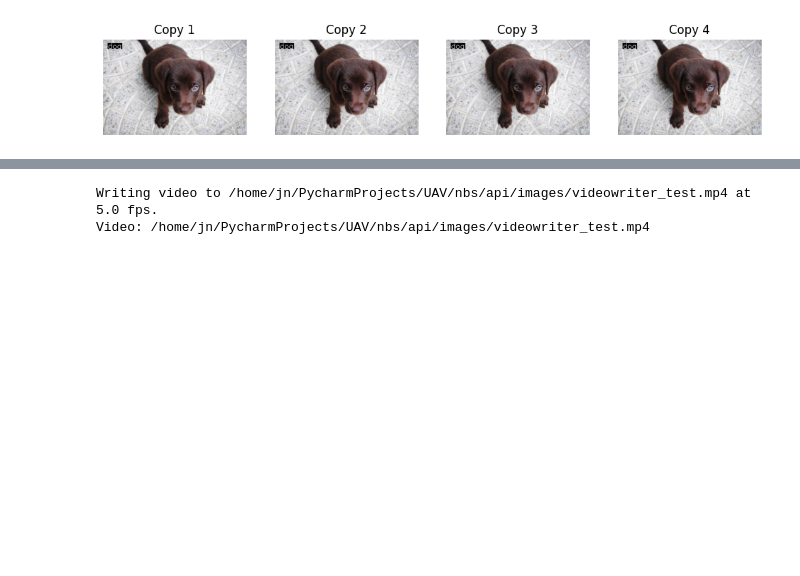
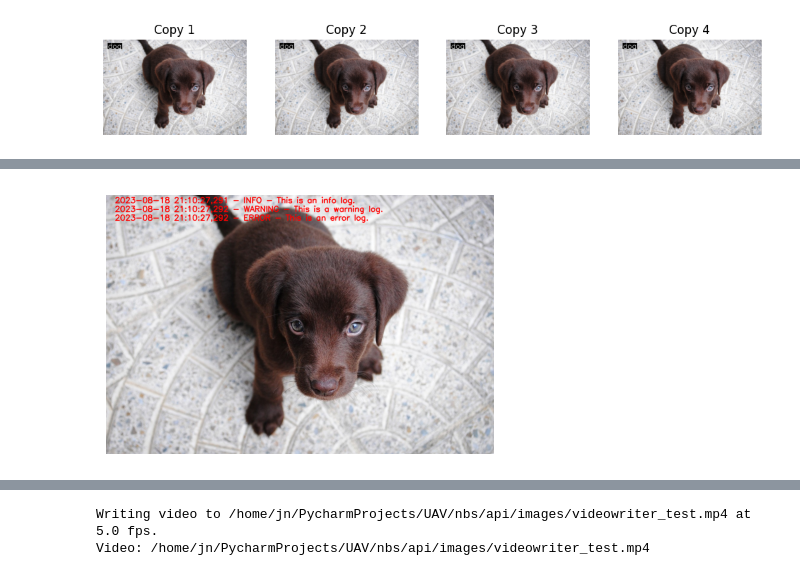
Before and after one commit to johnnewto/UAV, a Jupyter notebook: nbs/api/04_utils.display.ipynb, the cells around one changed output, grey strips where cells are left out. Drawn from its saved outputs; the diff is of its cells as text; code cells hidden in the pictures; blank space fills up the shorter version.

Commit message:
Updates displayy utils with logging ,

```diff
--- a/nbs/api/04_utils.display.ipynb
+++ b/nbs/api/04_utils.display.ipynb
@@ -109,0 +223,40 @@ for i,ax in enumerate(axs): show_image(im2, ax=ax, title=f'Copy {i+1}')
+# %%
+#| export
+
+import logging
+
+class ScrollingLogHandler(logging.Handler):
+    def __init__(self, scrolling_log):
+        super().__init__()
+        self.scrolling_log = scrolling_log
+
+    def emit(self, record):
+        log_entry = self.format(record)
+        self.scrolling_log.update(log_entry)
+# %%
+
+# Setting up logging
+log = ScrollingLog()
+handler = ScrollingLogHandler(log)
+formatter = logging.Formatter('%(asctime)s - %(levelname)s - %(message)s')
+handler.setFormatter(formatter)
+
+logger = logging.getLogger(__name__)
+logger.addHandler(handler)
+logger.setLevel(logging.INFO)
+
+# Example usage:
+logger.info("This is an info log.")
+logger.warning("This is a warning log.")
+logger.error("This is an error log.")
+
+# Display the logs using OpenCV or your desired method
+# image = cv2.imread("path_to_image.jpg")
+image = np.array(Image.open(TEST_IMAGE))
+log.draw(image)
+ax = show_image(image)
+# cv2.imshow('Logged Image', cv2.cvtColor(image, cv2.COLOR_BGR2RGB))
+# cv2.waitKey(2000)
+# cv2.destroyAllWindows()
+# %% [output]
+[figure, added]
```
Also changed, not shown: parts of 20 cells of this notebook, 15 other files.
